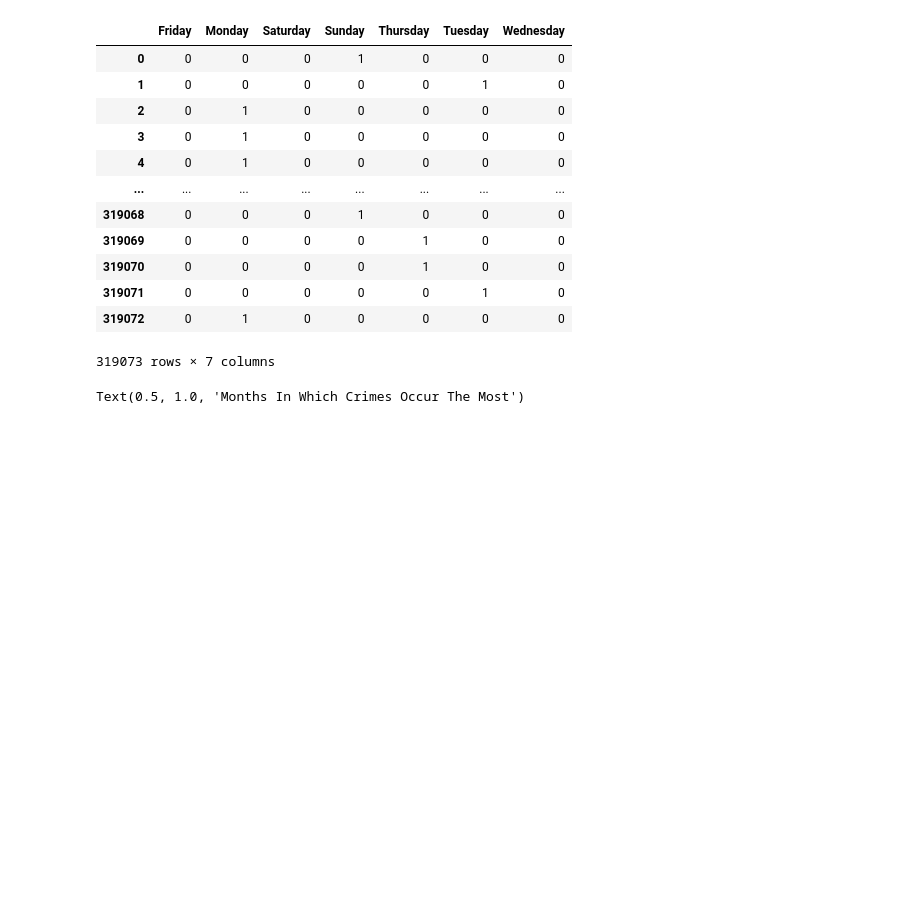
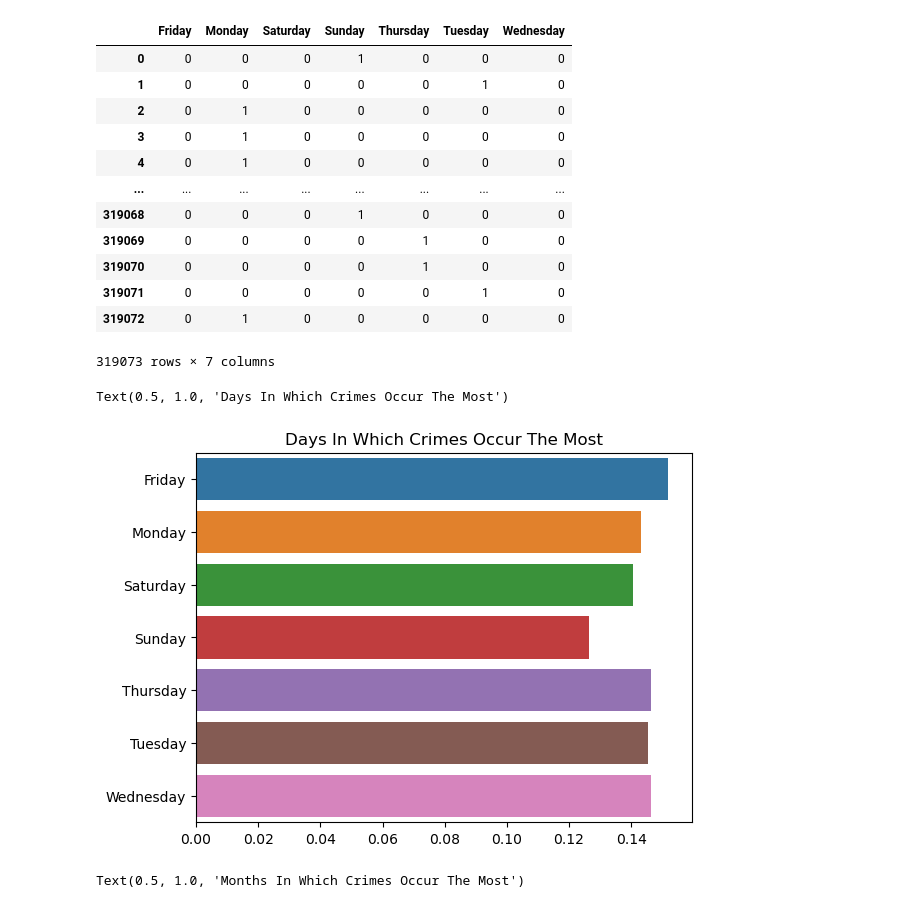
Before and after one commit to babucarr32/GomindzProjects, a Jupyter notebook: crimeAnalysis.ipynb, the cells around one changed output. Drawn from its saved outputs; the diff is of its cells as text; code cells hidden in the pictures; blank space fills up the shorter version.

```diff
--- a/crimeAnalysis.ipynb
+++ b/crimeAnalysis.ipynb
@@ -233,8 +233,11 @@ crimeDays
 | 319072 | 0 | 1 | 0 | 0 | 0 | 0 | 0 |
 319073 rows × 7 columns
 # %%
-# I trying find in which day crimes occur most
-# sns.barplot(data = crimeDays, ci = False, orient = "h").set_title("days in which crimes occur the most".title())
+# I am trying to find in which day crimes occur most
+sns.barplot(data = crimeDays, ci = False, orient = "h").set_title("days in which crimes occur the most".title())
+# %% [output]
+Text(0.5, 1.0, 'Days In Which Crimes Occur The Most')
+[figure, added]
 # %%
 # I am trying to find in which month there was more crime, I use ci=False to disable the confidence intervals
 sns.barplot(x=crime.MONTH, y=crime.index, ci=False).set_title("months in which crimes occur the most".title())
```
Also changed, not shown: parts of 12 cells of this notebook, 2 other files.
